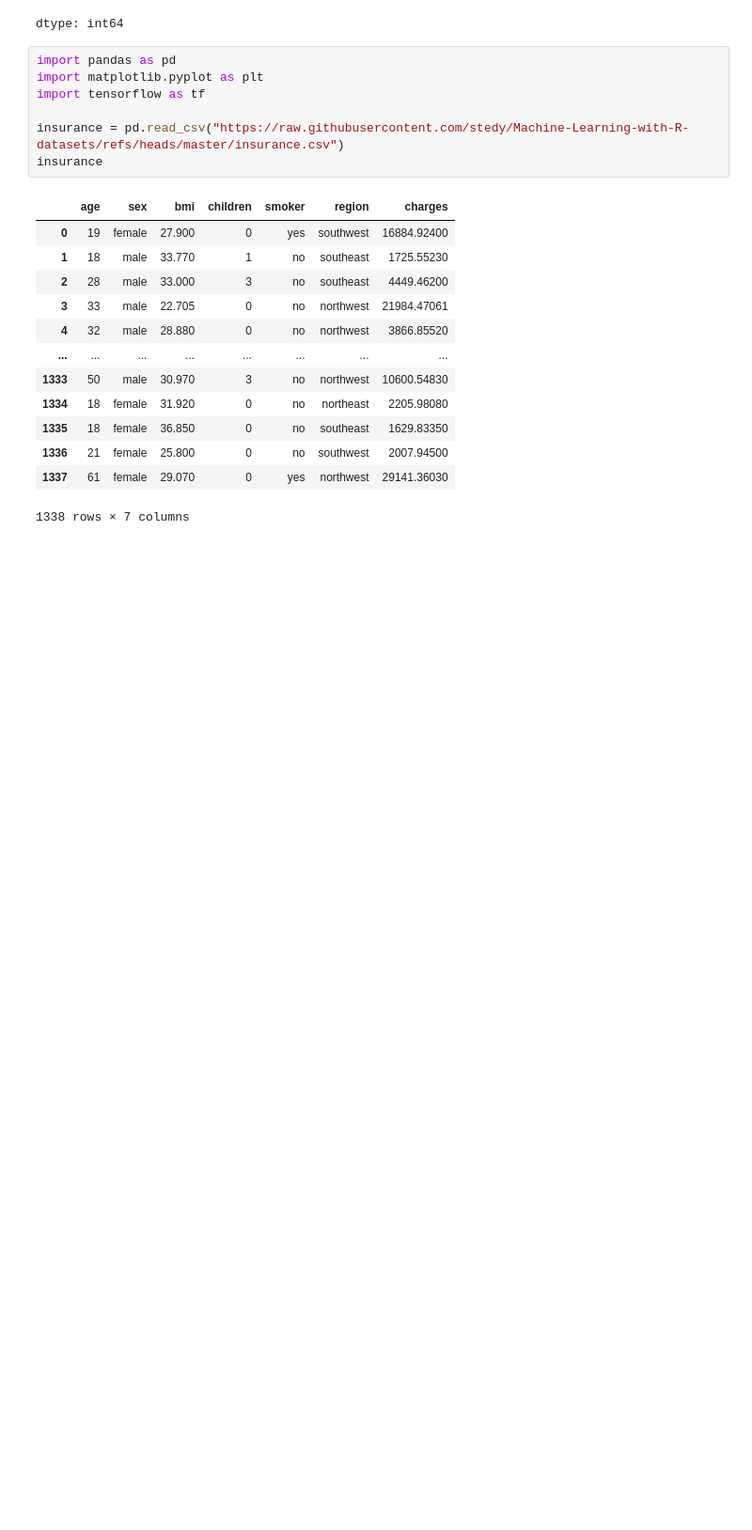
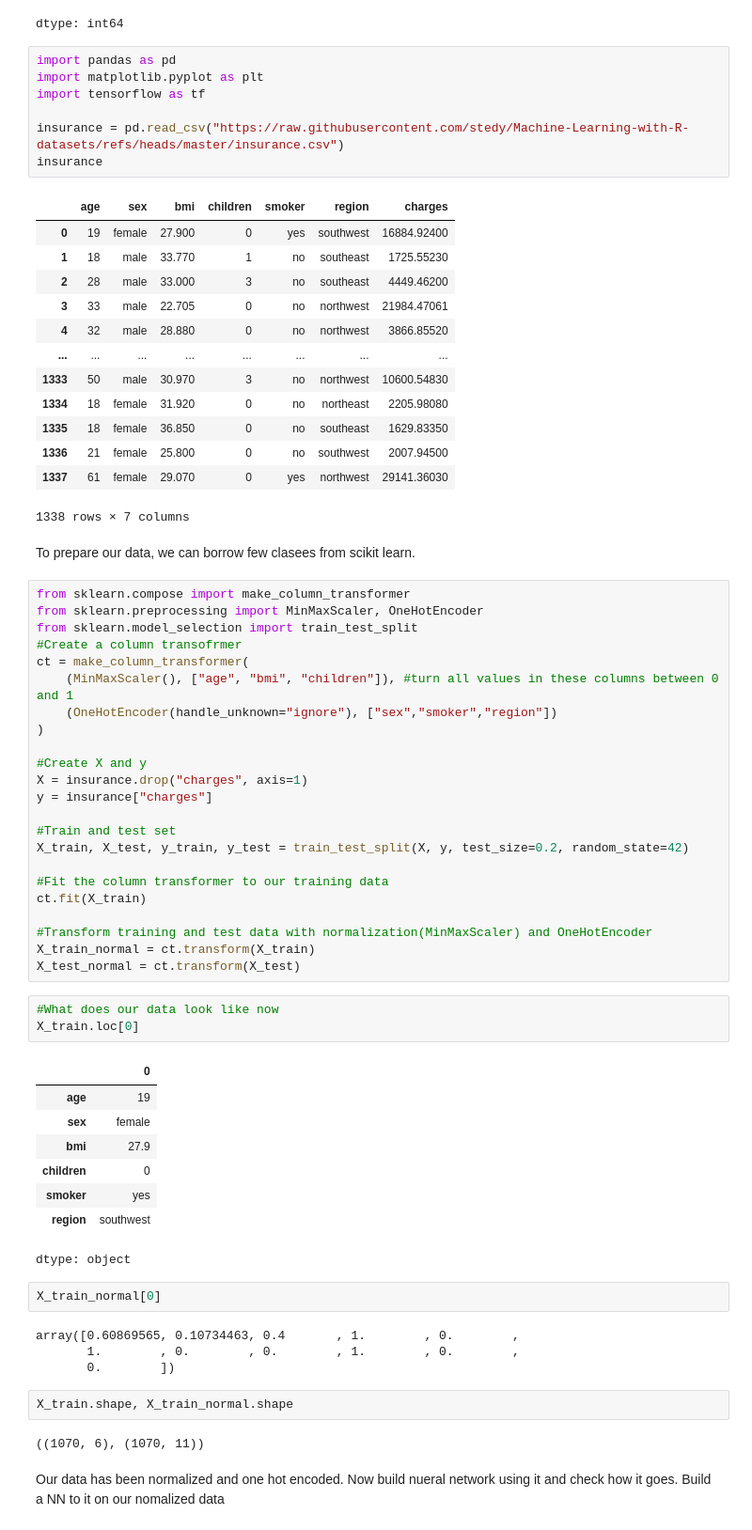
Before and after one commit to murali-marimekala/tensorflow_deeplearning_bootcamp, a Jupyter notebook: 3_Neural_Network_Regressions_with_Tensorflow/Neural_Network_Regression_with_Tensorflow_part2.ipynb, the cells around one changed output. Shown: that part at 94% size. Saved outputs shown, nothing was run; the diff lists cells and outputs as text; blank space fills up the shorter version.

Commit message:
Created using Colab: Normalized and Onehotencoded the insurance data

```diff
--- a/3_Neural_Network_Regressions_with_Tensorflow/Neural_Network_Regression_with_Tensorflow_part2.ipynb
+++ b/3_Neural_Network_Regressions_with_Tensorflow/Neural_Network_Regression_with_Tensorflow_part2.ipynb
@@ -352,3 +352,53 @@ insurance
 | 1336 | 21 | female | 25.800 | 0 | no | southwest | 2007.94500 |
 | 1337 | 61 | female | 29.070 | 0 | yes | northwest | 29141.36030 |
 1338 rows × 7 columns
+# %% [markdown]
+To prepare our data, we can borrow few clasees from scikit learn.
+# %%
+from sklearn.compose import make_column_transformer
+from sklearn.preprocessing import MinMaxScaler, OneHotEncoder
+from sklearn.model_selection import train_test_split
+#Create a column transofrmer
+ct = make_column_transformer(
+    (MinMaxScaler(), ["age", "bmi", "children"]), #turn all values in these columns between 0 and 1
+    (OneHotEncoder(handle_unknown="ignore"), ["sex","smoker","region"])
+)
+
+#Create X and y
+X = insurance.drop("charges", axis=1)
+y = insurance["charges"]
+
+#Train and test set
+X_train, X_test, y_train, y_test = train_test_split(X, y, test_size=0.2, random_state=42)
+
+#Fit the column transformer to our training data
+ct.fit(X_train)
+
+#Transform training and test data with normalization(MinMaxScaler) and OneHotEncoder
+X_train_normal = ct.transform(X_train)
+X_test_normal = ct.transform(X_test)
+# %%
+#What does our data look like now
+X_train.loc[0]
+# %% [output]
+|  | 0 |
+| age | 19 |
+| sex | female |
+| bmi | 27.9 |
+| children | 0 |
+| smoker | yes |
+| region | southwest |
+dtype: object
+# %%
+X_train_normal[0]
+# %% [output]
+array([0.60869565, 0.10734463, 0.4       , 1.        , 0.        ,
+       1.        , 0.        , 0.        , 1.        , 0.        ,
+       0.        ])
+# %%
+X_train.shape, X_train_normal.shape
+# %% [output]
+((1070, 6), (1070, 11))
+# %% [markdown]
+Our data has been normalized and one hot encoded. Now build nueral network using it and check how it goes.
+Build a NN to it on our nomalized data
```
